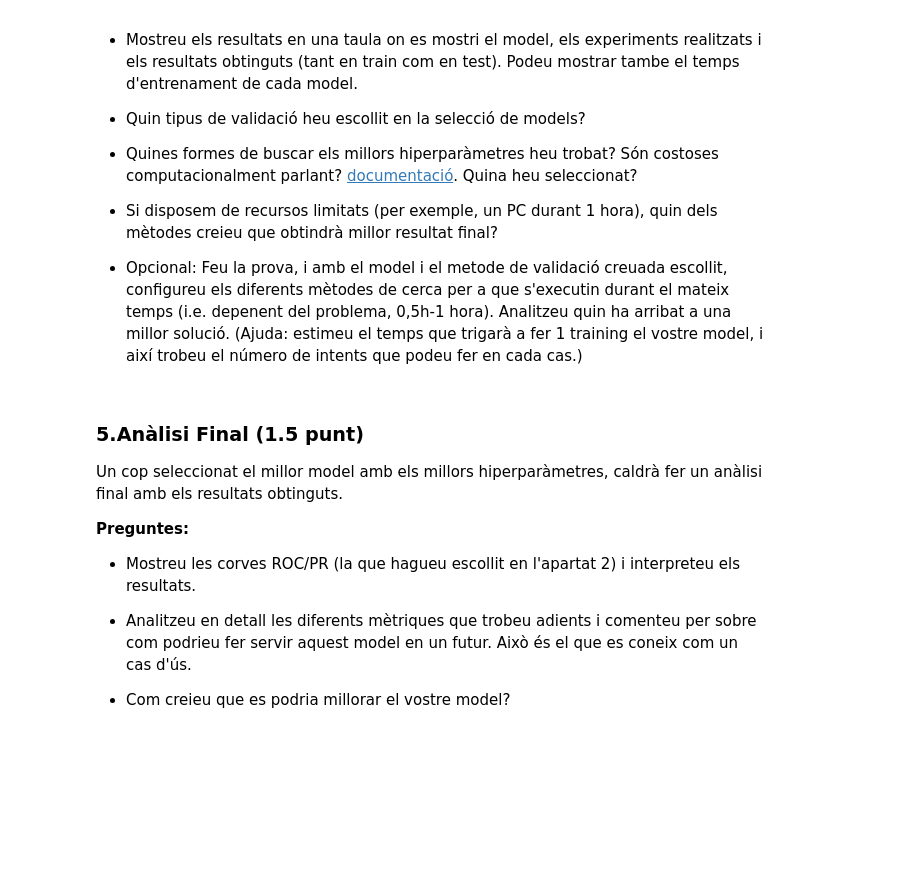
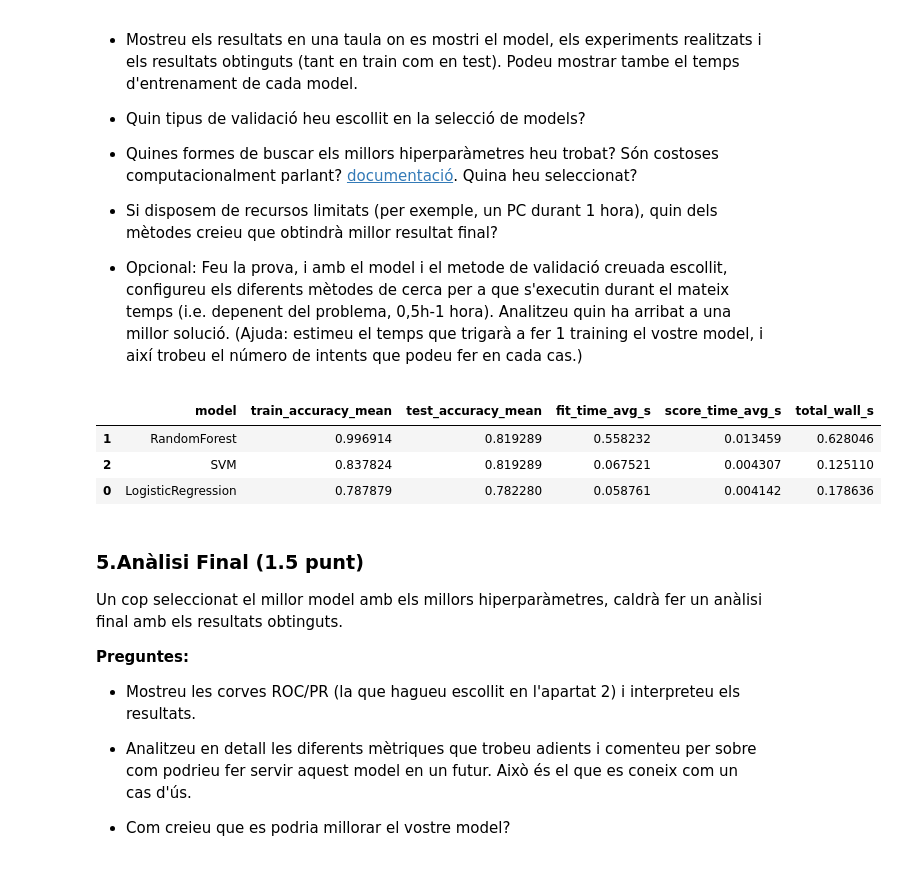
Before and after one commit to rogergc1/apc1, a Jupyter notebook: Practica.ipynb, the cells around one changed output. Cells and saved outputs as stored; diff of their text form; code cells hidden in the pictures; blank space fills up the shorter version.

```diff
--- a/Practica.ipynb
+++ b/Practica.ipynb
@@ -273,6 +332,46 @@ La tasca d'aquesta pràctica s'enmarca dins l'aprenentatge computacional **super
 * Si disposem de recursos limitats (per exemple, un PC durant 1 hora), quin dels mètodes creieu que obtindrà millor resultat final?
 
 * Opcional: Feu la prova, i amb el model i el metode de validació creuada escollit, configureu els diferents mètodes de cerca per a que s'executin durant el mateix temps (i.e. depenent del problema, 0,5h-1 hora). Analitzeu quin ha arribat a una millor solució. (Ajuda: estimeu el temps que trigarà a fer 1 training el vostre model, i així trobeu el número de intents que podeu fer en cada cas.)
+# %%
+# Model Selection: Logistic Regression, Random Forest, SVM amb CV
+import time
+import numpy as np
+import pandas as pd
+from sklearn.model_selection import cross_validate, StratifiedKFold
+from sklearn.linear_model import LogisticRegression
+from sklearn.ensemble import RandomForestClassifier
+from sklearn.svm import SVC
+
+# Configuració CV amb accuracy com a única mètrica
+skf = StratifiedKFold(n_splits=5, shuffle=True, random_state=42)
+scoring = {'accuracy': 'accuracy'}
+
+models = {
+    'LogisticRegression': LogisticRegression(max_iter=2000, class_weight='balanced'),
+    'RandomForest': RandomForestClassifier(n_estimators=300, random_state=42, class_weight='balanced'),
+    'SVM': SVC(kernel='rbf', probability=True, class_weight='balanced', random_state=42)
+}
+
+results = []
+for name, clf in models.items():
+    start = time.time()
+    cvres = cross_validate(clf, X, y, cv=skf, scoring=scoring, return_train_score=True, n_jobs=-1)
+    elapsed = time.time() - start
+    results.append({
+        'model': name,
+        'test_accuracy_mean': np.mean(cvres['test_accuracy']),
+        'fit_time_avg_s': np.mean(cvres['fit_time']),
+        'score_time_avg_s': np.mean(cvres['score_time']),
+        'total_wall_s': elapsed,
+    })
+
+cv_table = pd.DataFrame(results).sort_values(by='test_accuracy_mean', ascending=False)
+cv_table
+# %% [output]
+|  | model | train_accuracy_mean | test_accuracy_mean | fit_time_avg_s | score_time_avg_s | total_wall_s |
+| 1 | RandomForest | 0.996914 | 0.819289 | 0.558232 | 0.013459 | 0.628046 |
+| 2 | SVM | 0.837824 | 0.819289 | 0.067521 | 0.004307 | 0.125110 |
+| 0 | LogisticRegression | 0.787879 | 0.782280 | 0.058761 | 0.004142 | 0.178636 |
 # %% [markdown]
 ### 5.Anàlisi Final (1.5 punt)
 
```
Also changed, not shown: parts of 2 cells of this notebook.
